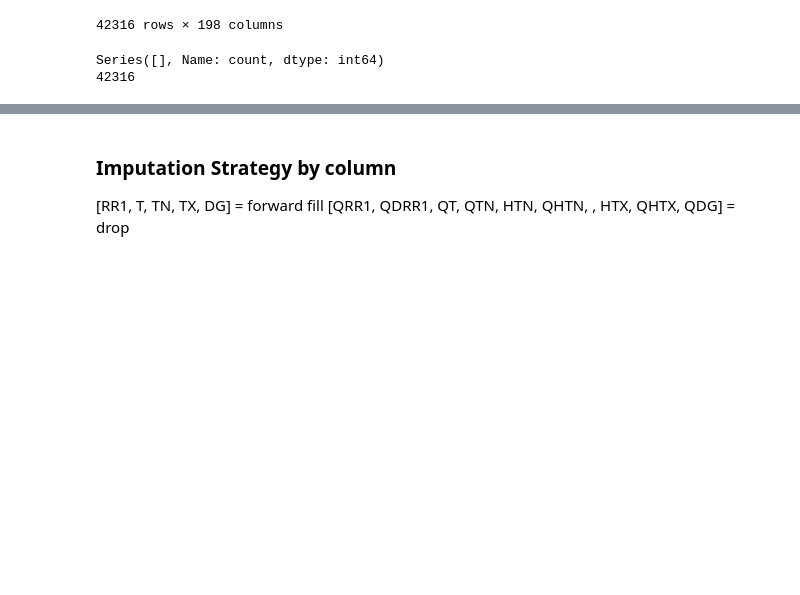
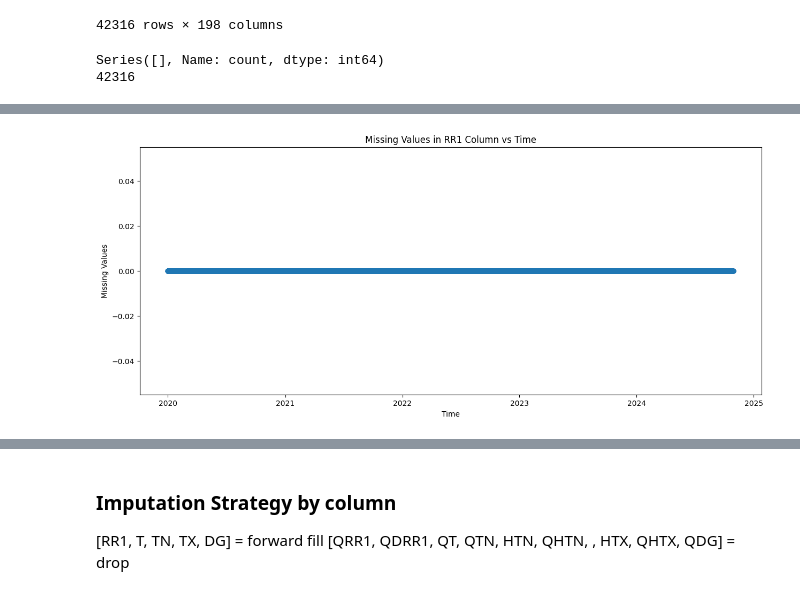
Before and after one commit to dorabijvoet/kaggle_air_quality_capgemini, a Jupyter notebook: notebooks/data_processing_2.ipynb, the cells around one changed output, grey strips where cells are left out. Cells and saved outputs as stored; diff of their text form; code cells hidden in the pictures; blank space fills up the shorter version.

```diff
--- a/notebooks/data_processing_2.ipynb
+++ b/notebooks/data_processing_2.ipynb
@@ -119,0 +98,14 @@ df_weather
+# %%
+import matplotlib.pyplot as plt
+
+# Plot missing values in RR1 column vs time
+missing_rr1 = df_weather["RR1"].isnull()
+
+plt.figure(figsize=(15, 6))
+plt.plot(df_weather.index, missing_rr1, marker="o", linestyle="none")
+plt.title("Missing Values in RR1 Column vs Time")
+plt.xlabel("Time")
+plt.ylabel("Missing Values")
+plt.show()
+# %% [output]
+[figure, added]
```
Also changed, not shown: parts of 10 cells of this notebook, 7 other files.
